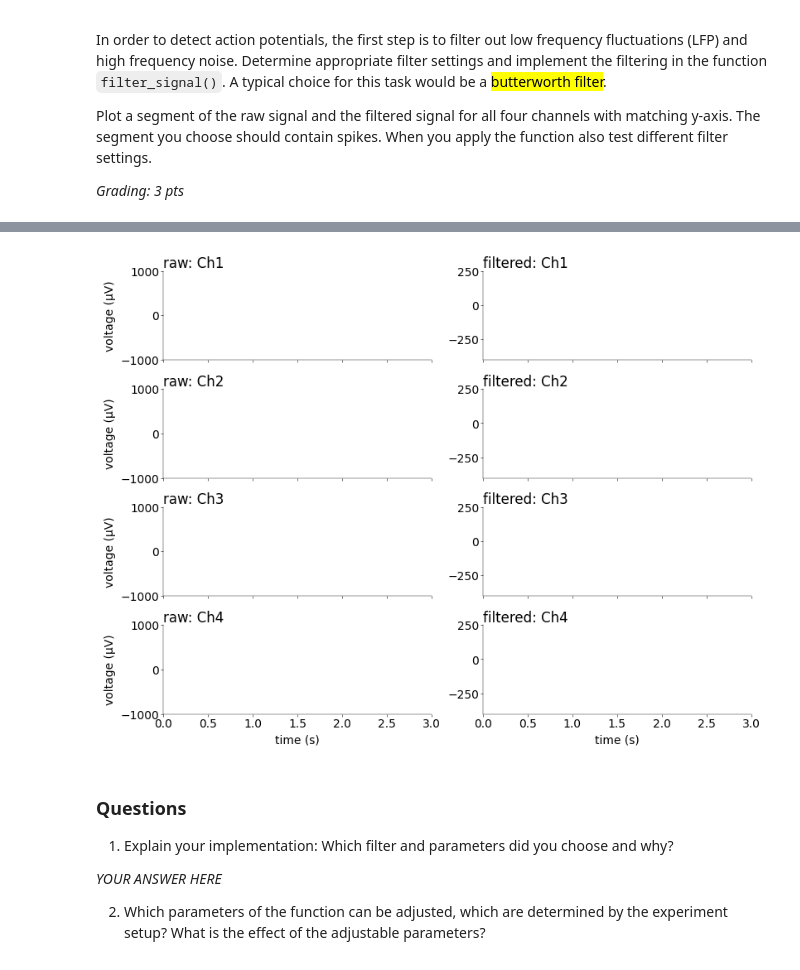
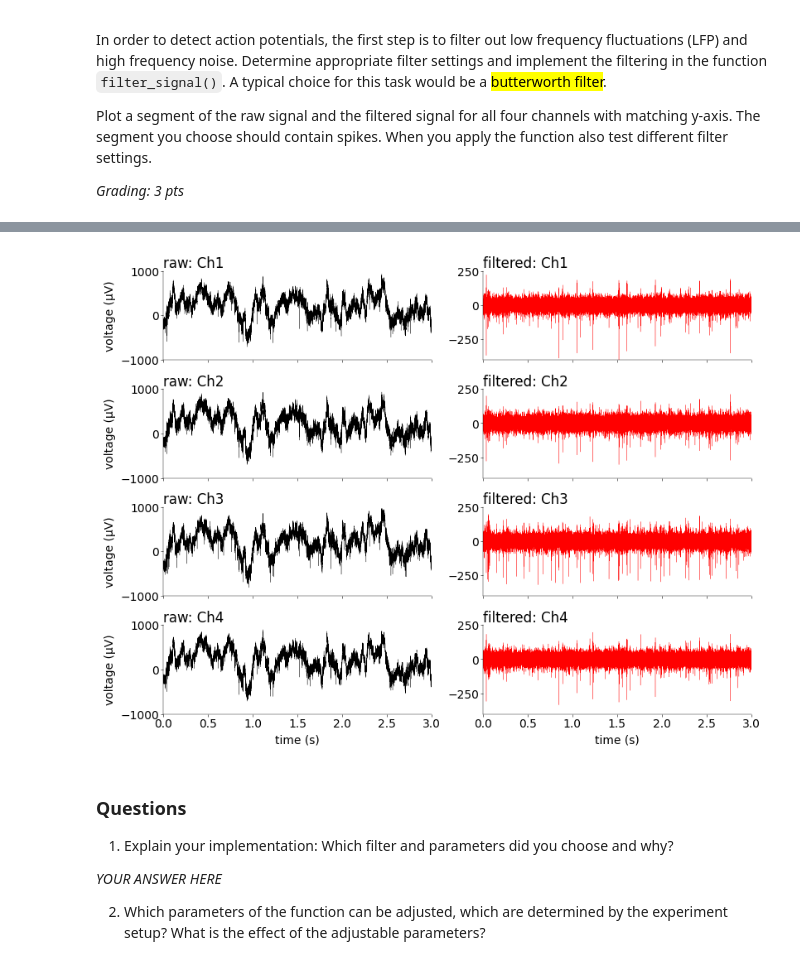
Before and after one commit to JuliusGrote/NDS_2025, a Jupyter notebook: notebooks/CodingLab1.ipynb, the cells around one changed output, grey strips where cells are left out. Cells and saved outputs as stored; diff of their text form; code cells hidden in the pictures.

Commit message:
implemented butterworth-filter and plotting of Task1

```diff
--- a/notebooks/CodingLab1.ipynb
+++ b/notebooks/CodingLab1.ipynb
@@ -146,8 +146,21 @@ def filter_signal(
     # implement a suitable filter and apply it to the input data (1pt)
     # -----------------------------------------------------------------
 
-
     # Butterworth filter design
     nyquist = fs / 2.0
+
+    # Normalize the frequencies by the Nyquist frequency
+    low_norm = low / nyquist
+    high_norm = high / nyquist
+
+    # Design the Butterworth bandpass filter
+    b, a = signal.butter(order, [low_norm, high_norm], btype="bandpass")
+
+    # Apply the filter to each channel using filtfilt for zero-phase filtering
+    y = pd.DataFrame(index=x.index, columns=x.columns)
+    for col in x.columns:
+        y[col] = signal.filtfilt(b, a, x[col])
+
+    return y
 # %%
 xf = filter_signal(x, fs, 500, 4000)
@@ -160,34 +186,41 @@ mosaic = [
 ]
 fig, ax = plt.subplot_mosaic(
     mosaic=mosaic, figsize=(8, 6), layout="constrained", dpi=100
 )
 
 # ------------------------------------------------------------------------------------
 # Plot raw and filtered signals for all 4 channels and answer the questions (1+1 pts)
 # ------------------------------------------------------------------------------------
 
 T = 100000
 t = np.arange(0, T) * dt
 
 for i, (raw, filtered) in enumerate(mosaic):
+
+    # Plot raw signal ino one color
+    ax[raw].plot(t, x.iloc[:T, i], lw=0.2, color="black")
+
     ax[raw].set_xlim((0, 3))
     ax[raw].set_ylim((-1000, 1000))
+
+    # Plot filtered signal in a different color
+    ax[filtered].plot(t, xf.iloc[:T, i], lw=0.2, color="red")
 
     ax[filtered].set_xlim((0, 3))
     ax[filtered].set_ylim((-400, 250))
 
     # Add labels and title
     ax[raw].set_ylabel("voltage (μV)")
     ax[raw].set_title(raw, loc="left")
     ax[filtered].set_title(filtered, loc="left")
     if i != 3:
         ax[raw].set_xticklabels([])
         ax[filtered].set_xticklabels([])
     else:
         ax[raw].set_xlabel("time (s)")
         ax[filtered].set_xlabel("time (s)")
 # %% [output]
-[figure, old version]
+[figure, new version]
 # %% [markdown]
 ### Questions
 1) Explain your implementation: Which filter and parameters did you choose and why?
```
Also changed, not shown: parts of 2 cells of this notebook.
